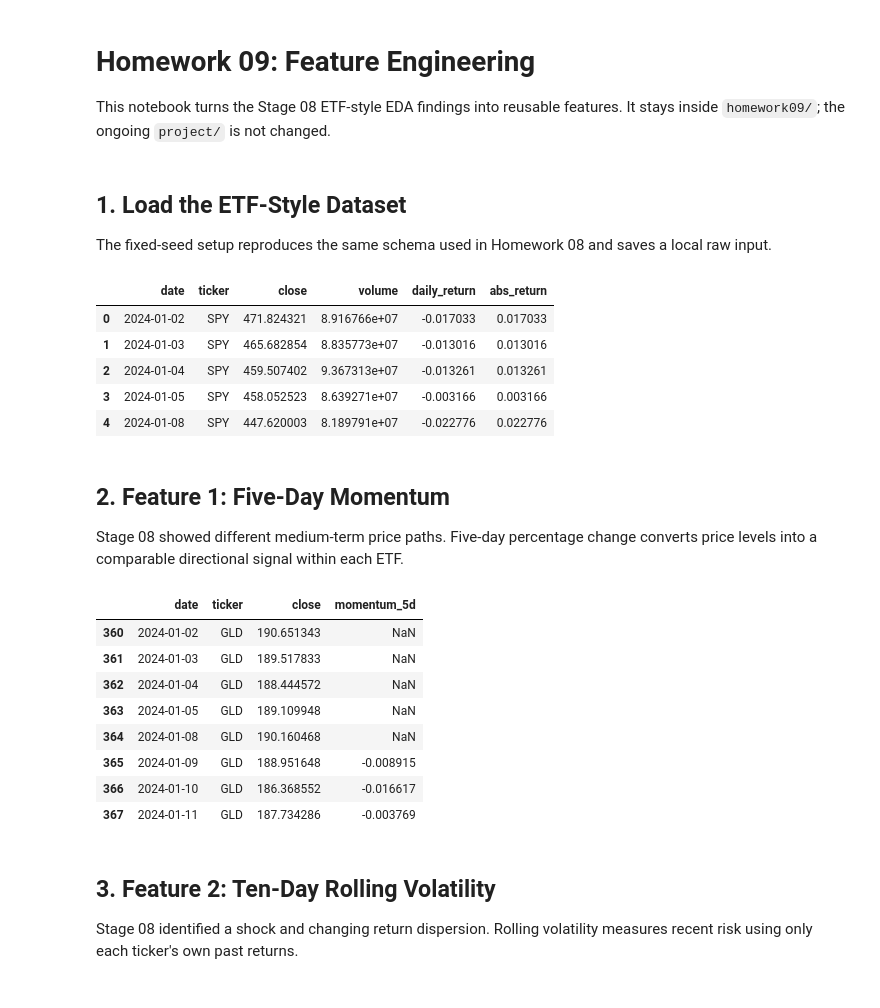
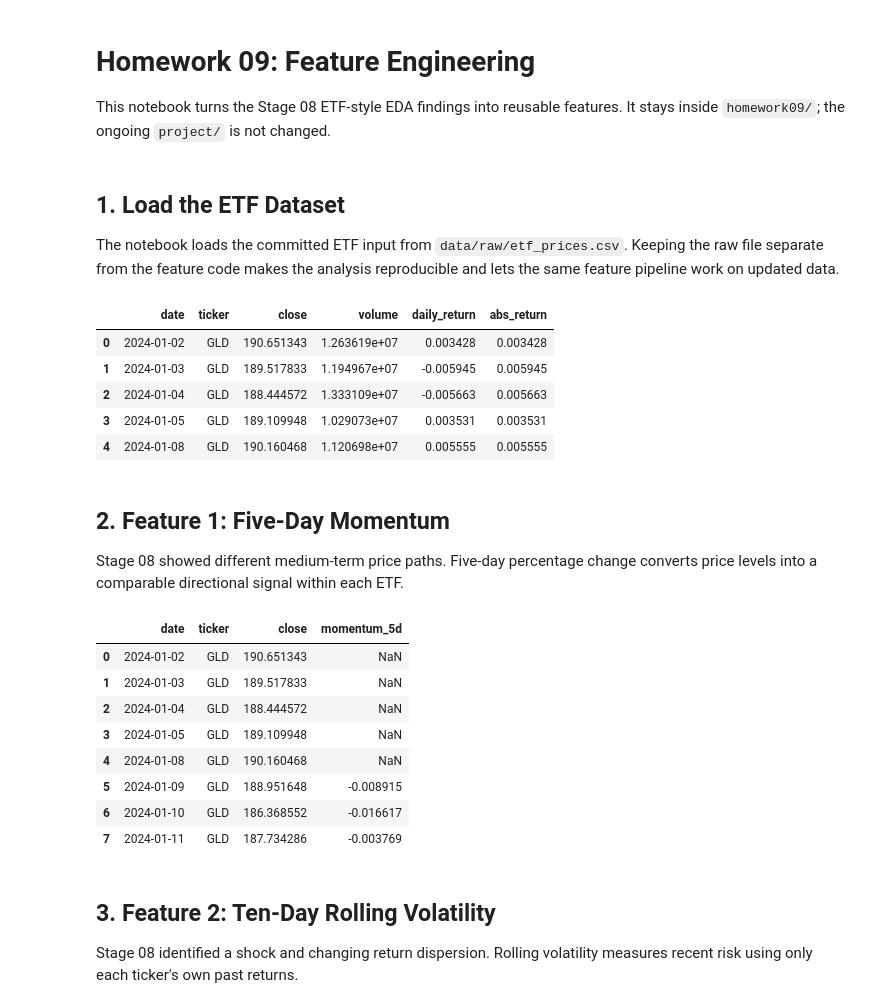
Before and after one commit to SunChuyun/bootcamp_project, a Jupyter notebook: homework/homework09/homework09_feature-engineering_submission.ipynb, the cells around one changed output. Drawn from its saved outputs; the diff is of its cells as text; code cells hidden in the pictures.

```diff
--- a/homework/homework09/homework09_feature-engineering_submission.ipynb
+++ b/homework/homework09/homework09_feature-engineering_submission.ipynb
@@ -7,54 +7,31 @@ This notebook turns the Stage 08 ETF-style EDA findings into reusable features.
 # %% [markdown]
-## 1. Load the ETF-Style Dataset
+## 1. Load the ETF Dataset
 
-The fixed-seed setup reproduces the same schema used in Homework 08 and saves a local raw input.
+The notebook loads the committed ETF input from `data/raw/etf_prices.csv`. Keeping the raw file separate from the feature code makes the analysis reproducible and lets the same feature pipeline work on updated data.
 # %%
 from pathlib import Path
 
 import matplotlib.pyplot as plt
-import numpy as np
 import pandas as pd
 
 RAW = Path('data/raw')
-RAW.mkdir(parents=True, exist_ok=True)
+raw_path = RAW / 'etf_prices.csv'
+df = pd.read_csv(raw_path, parse_dates=['date'])
 
-dates = pd.bdate_range('2024-01-02', periods=180)
-specs = {
-    'SPY': (0.00035, 0.010, 480, 80_000_000),
-    'TLT': (0.00010, 0.007, 95, 35_000_000),
-    'GLD': (0.00020, 0.008, 190, 12_000_000),
-    'VNQ': (0.00015, 0.011, 85, 6_000_000),
-}
-rng = np.random.default_rng(8)
-records = []
-for ticker, (drift, volatility, start_price, base_volume) in specs.items():
-    returns = rng.normal(drift, volatility, len(dates))
-    if ticker == 'SPY':
-        returns[75] = -0.065
-    close = start_price * np.cumprod(1 + returns)
-    volume = base_volume * (1 + 7 * np.abs(returns)) * rng.lognormal(0, 0.12, len(dates))
-    records.append(pd.DataFrame({
-        'date': dates,
-        'ticker': ticker,
-        'close': close,
-        'volume': volume,
-        'daily_return': returns,
-    }))
+required_columns = {'date', 'ticker', 'close', 'volume', 'daily_return', 'abs_return'}
+missing_columns = required_columns.difference(df.columns)
+if missing_columns:
+    raise ValueError(f'Missing required columns: {sorted(missing_columns)}')
 
-df = pd.concat(records, ignore_index=True)
-missing_rows = rng.choice(df.index, size=8, replace=False)
-df.loc[missing_rows, 'volume'] = np.nan
-df['abs_return'] = df['daily_return'].abs()
-raw_path = RAW / 'etf_prices.csv'
-df.to_csv(raw_path, index=False)
+df = df.sort_values(['ticker', 'date']).reset_index(drop=True)
 df.head()
 # %% [output]
 |  | date | ticker | close | volume | daily_return | abs_return |
-| 0 | 2024-01-02 | SPY | 471.824321 | 8.916766e+07 | -0.017033 | 0.017033 |
-| 1 | 2024-01-03 | SPY | 465.682854 | 8.835773e+07 | -0.013016 | 0.013016 |
-| 2 | 2024-01-04 | SPY | 459.507402 | 9.367313e+07 | -0.013261 | 0.013261 |
-| 3 | 2024-01-05 | SPY | 458.052523 | 8.639271e+07 | -0.003166 | 0.003166 |
-| 4 | 2024-01-08 | SPY | 447.620003 | 8.189791e+07 | -0.022776 | 0.022776 |
+| 0 | 2024-01-02 | GLD | 190.651343 | 1.263619e+07 | 0.003428 | 0.003428 |
+| 1 | 2024-01-03 | GLD | 189.517833 | 1.194967e+07 | -0.005945 | 0.005945 |
+| 2 | 2024-01-04 | GLD | 188.444572 | 1.333109e+07 | -0.005663 | 0.005663 |
+| 3 | 2024-01-05 | GLD | 189.109948 | 1.029073e+07 | 0.003531 | 0.003531 |
+| 4 | 2024-01-08 | GLD | 190.160468 | 1.120698e+07 | 0.005555 | 0.005555 |
 # %% [markdown]
 ## 2. Feature 1: Five-Day Momentum
 
@@ -66,14 +43,14 @@ featured = add_momentum(df, periods=5)
 featured[['date', 'ticker', 'close', 'momentum_5d']].head(8)
 # %% [output]
 |  | date | ticker | close | momentum_5d |
-| 360 | 2024-01-02 | GLD | 190.651343 | NaN |
-| 361 | 2024-01-03 | GLD | 189.517833 | NaN |
-| 362 | 2024-01-04 | GLD | 188.444572 | NaN |
-| 363 | 2024-01-05 | GLD | 189.109948 | NaN |
-| 364 | 2024-01-08 | GLD | 190.160468 | NaN |
-| 365 | 2024-01-09 | GLD | 188.951648 | -0.008915 |
-| 366 | 2024-01-10 | GLD | 186.368552 | -0.016617 |
-| 367 | 2024-01-11 | GLD | 187.734286 | -0.003769 |
+| 0 | 2024-01-02 | GLD | 190.651343 | NaN |
+| 1 | 2024-01-03 | GLD | 189.517833 | NaN |
+| 2 | 2024-01-04 | GLD | 188.444572 | NaN |
+| 3 | 2024-01-05 | GLD | 189.109948 | NaN |
+| 4 | 2024-01-08 | GLD | 190.160468 | NaN |
+| 5 | 2024-01-09 | GLD | 188.951648 | -0.008915 |
+| 6 | 2024-01-10 | GLD | 186.368552 | -0.016617 |
+| 7 | 2024-01-11 | GLD | 187.734286 | -0.003769 |
 # %% [markdown]
 ## 3. Feature 2: Ten-Day Rolling Volatility
 
```
Also changed, not shown: parts of 3 cells of this notebook, 8 other files.
